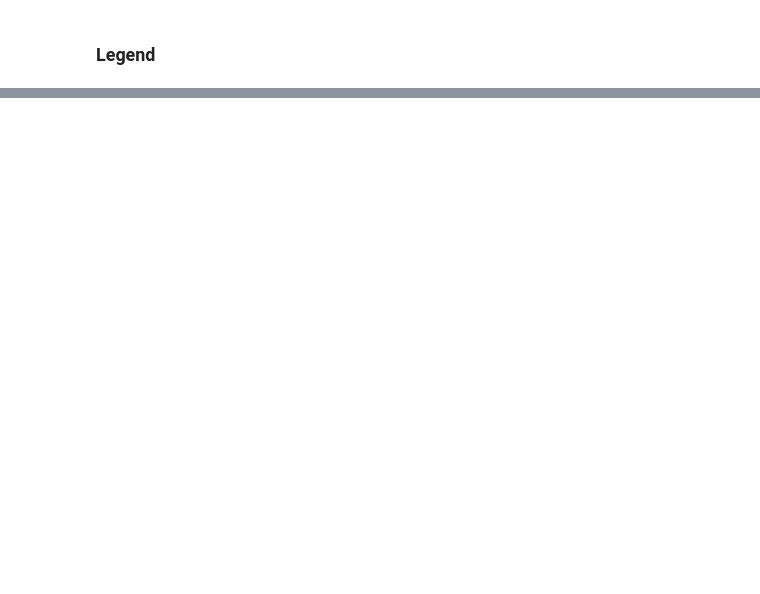
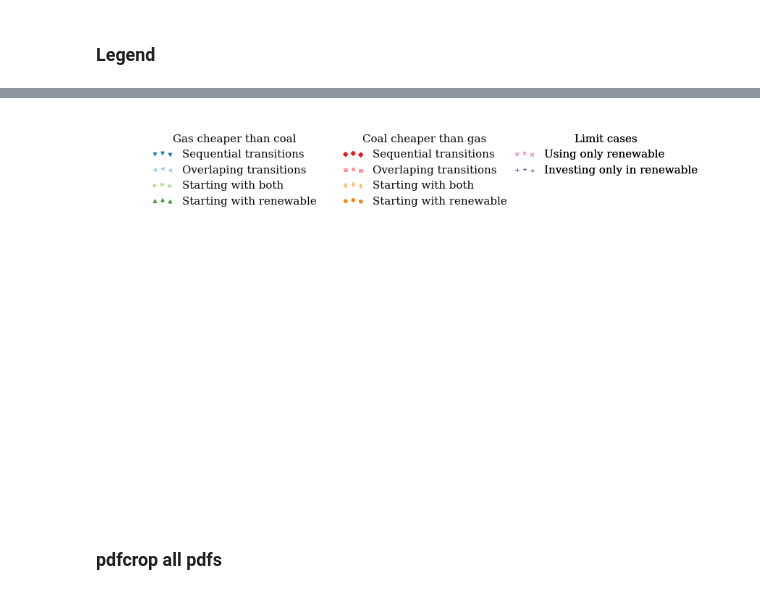
Before and after one commit to adrivsh/plots_for_meclec, a Jupyter notebook: draw_types.ipynb, the cells around one changed output, grey strips where cells are left out. Drawn from its saved outputs; the diff is of its cells as text; code cells hidden in the pictures; blank space fills up the shorter version.

```diff
--- a/draw_types.ipynb
+++ b/draw_types.ipynb
@@ -204,0 +152,42 @@ MemoryError:
+# %%
+#Create custom artists
+plt.figure(figsize=(14,9))
+ax=plt.gca()
+
+import matplotlib as mpl
+mpl.rcParams['legend.numpoints'] = 1
+
+position = {"Gas cheaper than coal":"upper left","Coal cheaper than gas":"upper center","Limit cases":"upper right"}
+
+bboxes= {"Gas cheaper than coal":(0, .5),
+         "Coal cheaper than gas":(0.5, 0.5),
+         "Limit cases" : (0.75, 0.5)}
+
+
+for marg in ["Gas cheaper than coal","Coal cheaper than gas","Limit cases"]:
+
+    d = dico.query("fossil_order=='"+marg+"'")
+    simArtist =[]
+    for i in d.index:
+        simArtist.append(plt.scatter(0,0,color=d.ix[i,"color"], marker = d.ix[i,"marker"]));
+
+    #Create legend from custom artist/label lists
+    the_legend = plt.legend(simArtist,d.transition_type.tolist(), numpoints=1,
+                            title=marg, prop=font,
+                            loc= position[marg],
+                            #bbox_to_anchor=bboxes[marg],
+                           frameon=False)
+    ax.add_artist(the_legend)
+    plt.setp(the_legend.get_title(),fontsize=15)
+
+
+plt.axis('off')
+plt.ylim(0.001)
+
+plt.savefig("transition_types_legend_horizontal.pdf")
+
+plt.savefig("transition_types_legend_horizonta.png")
+# %% [output]
+[figure, added]
+# %% [markdown]
+### pdfcrop all pdfs
```
Also changed, not shown: parts of 24 cells of this notebook, 2 other files.
